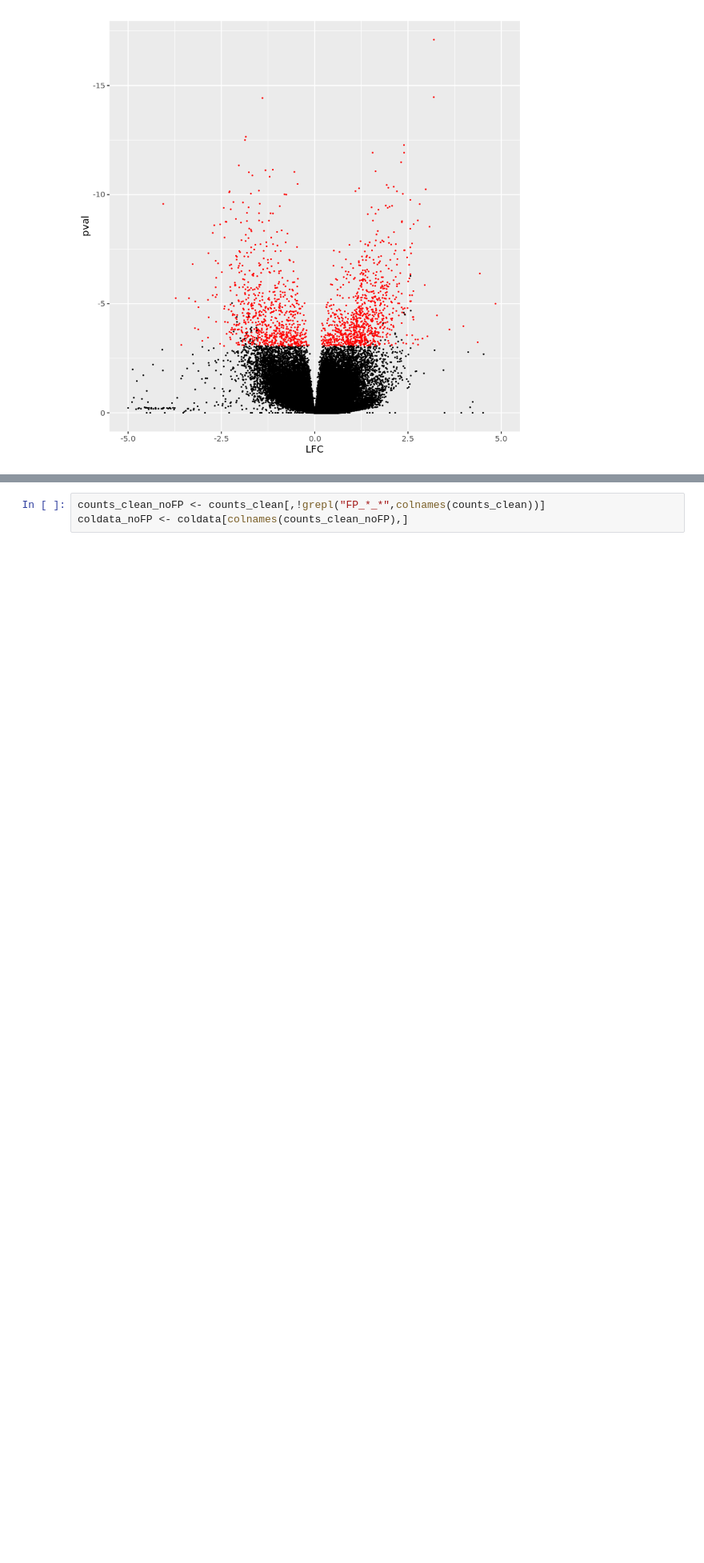
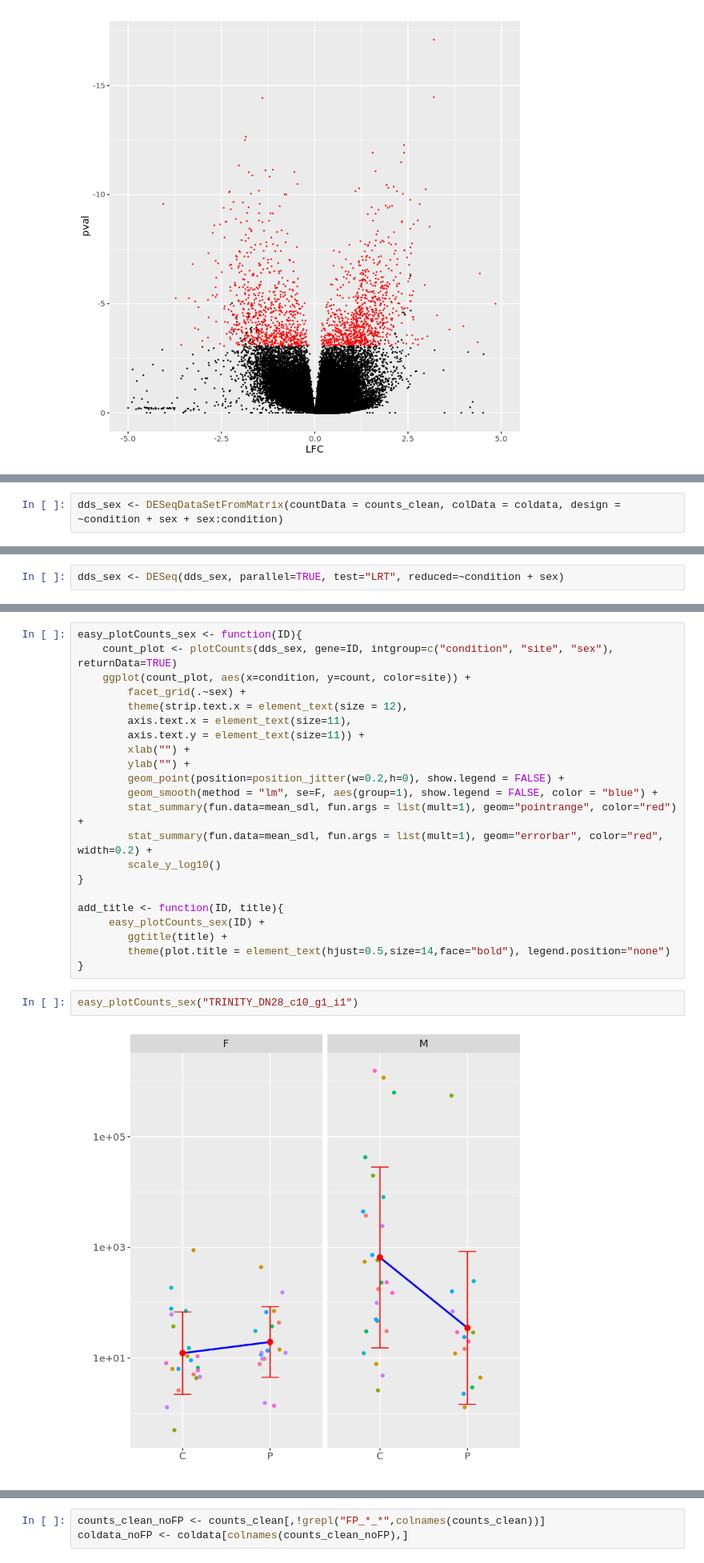
Before and after one commit to tepoltlab/RhithroLoxo_DE, a Jupyter notebook: juptyer_notebooks/DESeq2_RhithroLoxo.ipynb, the cells around one changed output, grey strips where cells are left out. Shown at 80% size. Cells and saved outputs as stored; diff of their text form; blank space fills up the shorter version.

```diff
--- a/juptyer_notebooks/DESeq2_RhithroLoxo.ipynb
+++ b/juptyer_notebooks/DESeq2_RhithroLoxo.ipynb
@@ -696,0 +704,2 @@ Warning message:
+# %%
+dds_sex <- DESeqDataSetFromMatrix(countData = counts_clean, colData = coldata, design = ~condition + sex + sex:condition)
@@ -696,0 +711,2 @@ Warning message:
+# %%
+dds_sex <- DESeq(dds_sex, parallel=TRUE, test="LRT", reduced=~condition + sex)
@@ -696,0 +787,26 @@ Warning message:
+# %%
+easy_plotCounts_sex <- function(ID){
+    count_plot <- plotCounts(dds_sex, gene=ID, intgroup=c("condition", "site", "sex"), returnData=TRUE)
+    ggplot(count_plot, aes(x=condition, y=count, color=site)) +
+        facet_grid(.~sex) +
+        theme(strip.text.x = element_text(size = 12),
+        axis.text.x = element_text(size=11),
+        axis.text.y = element_text(size=11)) +
+        xlab("") +
+        ylab("") +
+        geom_point(position=position_jitter(w=0.2,h=0), show.legend = FALSE) +
+        geom_smooth(method = "lm", se=F, aes(group=1), show.legend = FALSE, color = "blue") +
+        stat_summary(fun.data=mean_sdl, fun.args = list(mult=1), geom="pointrange", color="red") +
+        stat_summary(fun.data=mean_sdl, fun.args = list(mult=1), geom="errorbar", color="red", width=0.2) +
+        scale_y_log10()
+}
+
+add_title <- function(ID, title){
+     easy_plotCounts_sex(ID) +
+        ggtitle(title) +
+        theme(plot.title = element_text(hjust=0.5,size=14,face="bold"), legend.position="none")
+}
+# %%
+easy_plotCounts_sex("TRINITY_DN28_c10_g1_i1")
+# %% [output]
+[figure, added]
```
Also changed, not shown: parts of 27 cells of this notebook, 1 other file.
